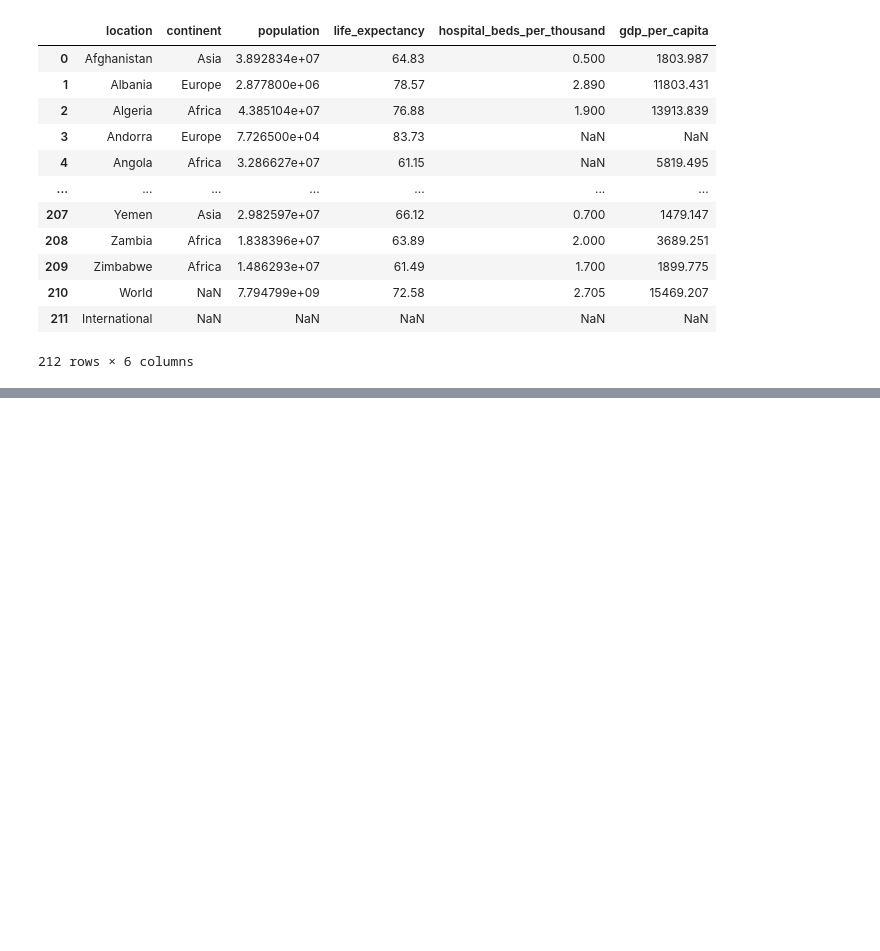
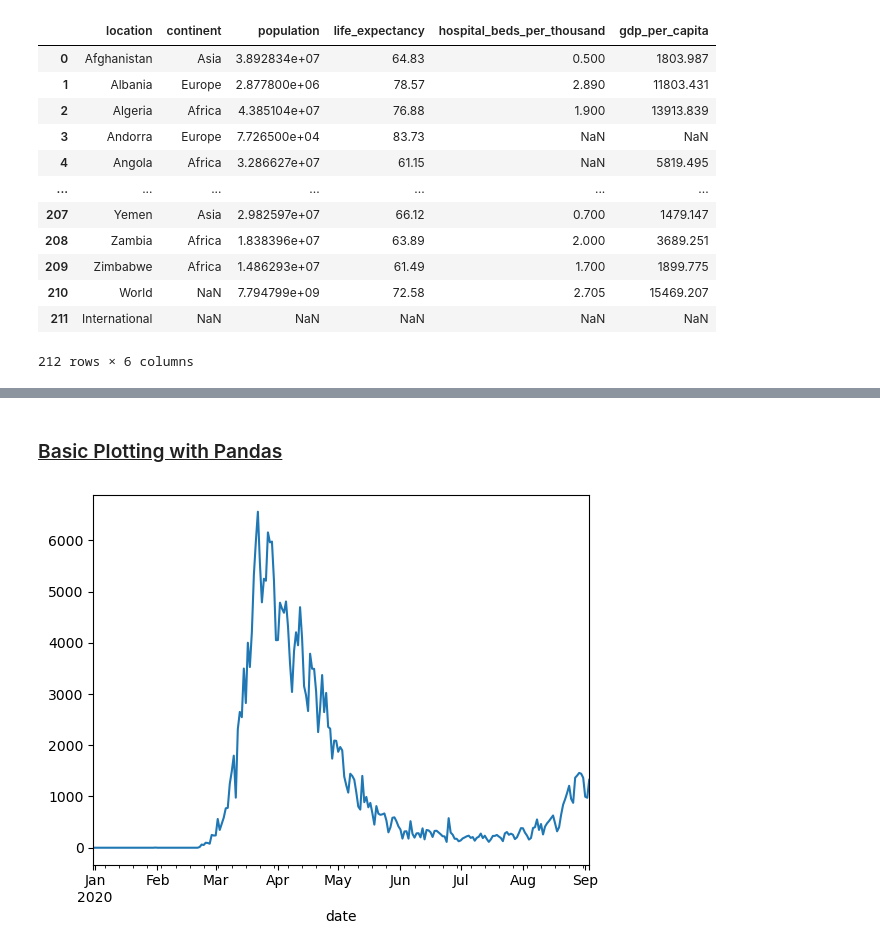
Before and after one commit to TaeMochi12/Data-Analysis, a Jupyter notebook: pandas.ipynb, the cells around one changed output, grey strips where cells are left out. Cells and saved outputs as stored; diff of their text form; code cells hidden in the pictures; blank space fills up the shorter version.

Commit message:
Done with data merging from multiple sources and basic plotting using pandas

```diff
--- a/pandas.ipynb
+++ b/pandas.ipynb
@@ -647,0 +651,2 @@ locations_df
+# %%
+covid_df['location']="Italy"
@@ -647,0 +669,2 @@ locations_df
+# %%
+merged_df=covid_df.merge(locations_df,on="location")
@@ -647,0 +687,4 @@ locations_df
+# %%
+merged_df['cases_per_million'] = merged_df.total_cases * 1e6 / merged_df.population
+merged_df['deaths_per_million'] = merged_df.total_deaths * 1e6 / merged_df.population
+merged_df['tests_per_million'] = merged_df.total_tests * 1e6 / merged_df.population
@@ -647,0 +709,11 @@ locations_df
+# %%
+result_df=merged_df[['date',
+                     'new_cases',
+                     'total_cases',
+                     'new_deaths',
+                     'total_deaths',
+                     'new_tests',
+                     'total_tests',
+                     'cases_per_million',
+                     'deaths_per_million',
+                     'tests_per_million']]
@@ -647,0 +738,6 @@ locations_df
+# %% [markdown]
+### <u>Basic Plotting with Pandas</u>
+# %%
+result_df.new_cases.plot();   # this is getting dates as x axis because of the code below it
+# %% [output]
+[figure, added]
```
Also changed, not shown: parts of 20 cells of this notebook, 1 other file.
